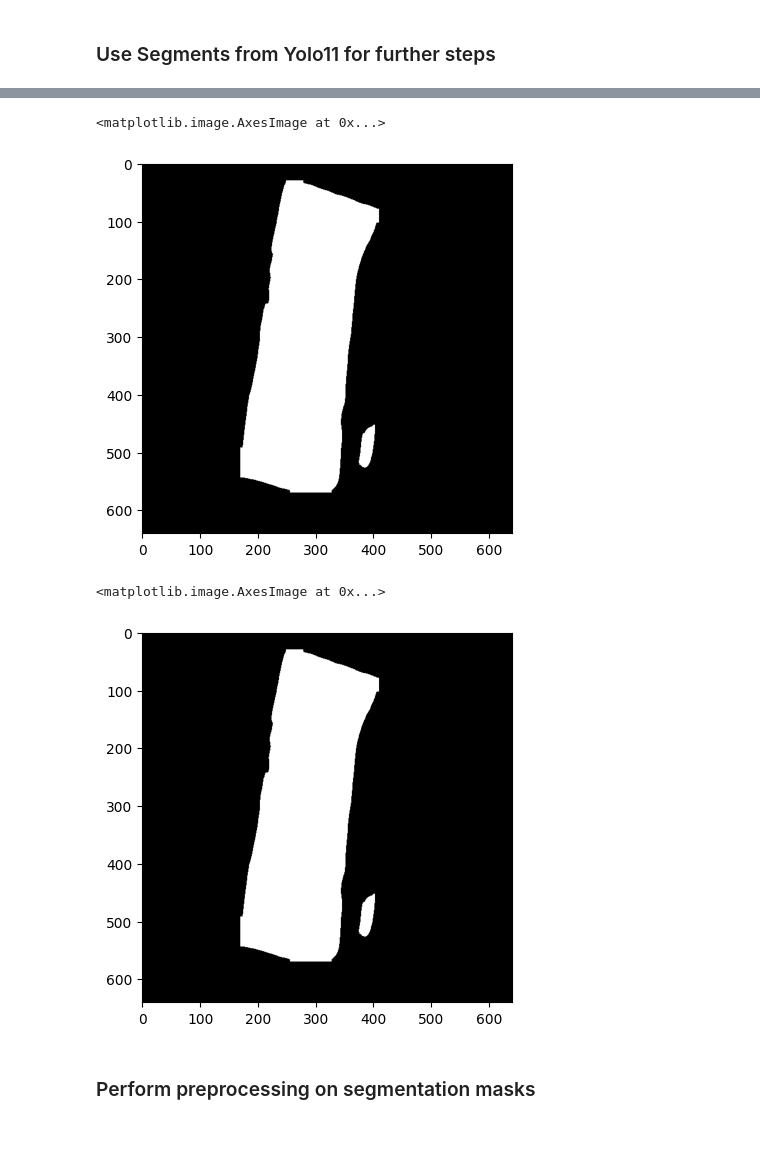
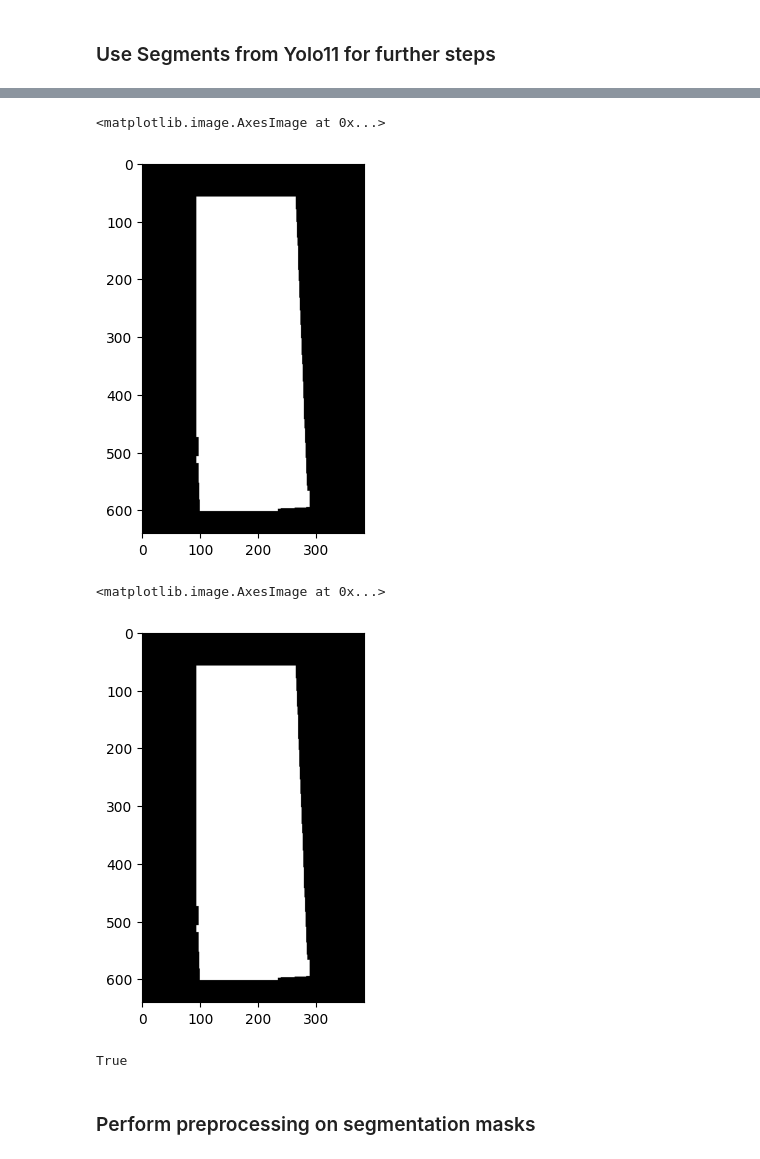
Before and after one commit to skeilbach/receipt2json, a Jupyter notebook: Yolov11CustomReceiptDetection.ipynb, the cells around one changed output, grey strips where cells are left out. Cells and saved outputs as stored; diff of their text form; code cells hidden in the pictures.

Commit message:
Fixed bug in receipt scanner class

```diff
--- a/Yolov11CustomReceiptDetection.ipynb
+++ b/Yolov11CustomReceiptDetection.ipynb
@@ -141,7 +143,7 @@ Results saved to runs/segment/predict2
 p = os.listdir(f'{DATASET}/test/images')
 
 img_name = "978f557d-receipt_00196_png_jpg.rf.5b3cf59046ca0d2ebbd3ef959a1c2955.jpg" #p[1]
-img_path = f'{HOME}/custom_data/IMG_7594.jpg' #f'{DATASET}/test/images/{img_name}'
+img_path = f'{HOME}/custom_data/Receipt.jpeg' #f'{DATASET}/test/images/{img_name}'
 # %%
 from ultralytics import YOLO
 model = YOLO(f'{HOME}/runs/segment/train/weights/best.pt')
@@ -165,14 +162,14 @@ memory.free [MiB]
 # %%
 import matplotlib.pyplot as plt
 import cv2
 import numpy as np
 
-mask = results[0].masks.data[0].cpu().numpy().astype(np.uint8)*255
+mask = result[0].masks.data[0].cpu().numpy().astype(np.uint8)*255
 
 plt.imshow(mask, cmap="gray")
 # %% [output]
 <matplotlib.image.AxesImage at 0x...>
-[figure, old version]
+[figure, new version]
 # %%
 def calculate_new_width(original_width, original_height, new_height):
     # Calculate new width while keeping the aspect ratio
@@ -201,7 +198,11 @@ def resize_image(image_array: np.ndarray, new_height: int) -> np.ndarray:
 plt.imshow(mask, cmap="gray")
 # %% [output]
 <matplotlib.image.AxesImage at 0x...>
-[figure, old version]
+[figure, new version]
+# %%
+(bw-1e-4) == 0
+# %% [output]
+True
 # %% [markdown]
 ### Perform preprocessing on segmentation masks
 # %%
```
Also changed, not shown: parts of 22 cells of this notebook, 5 other files.
